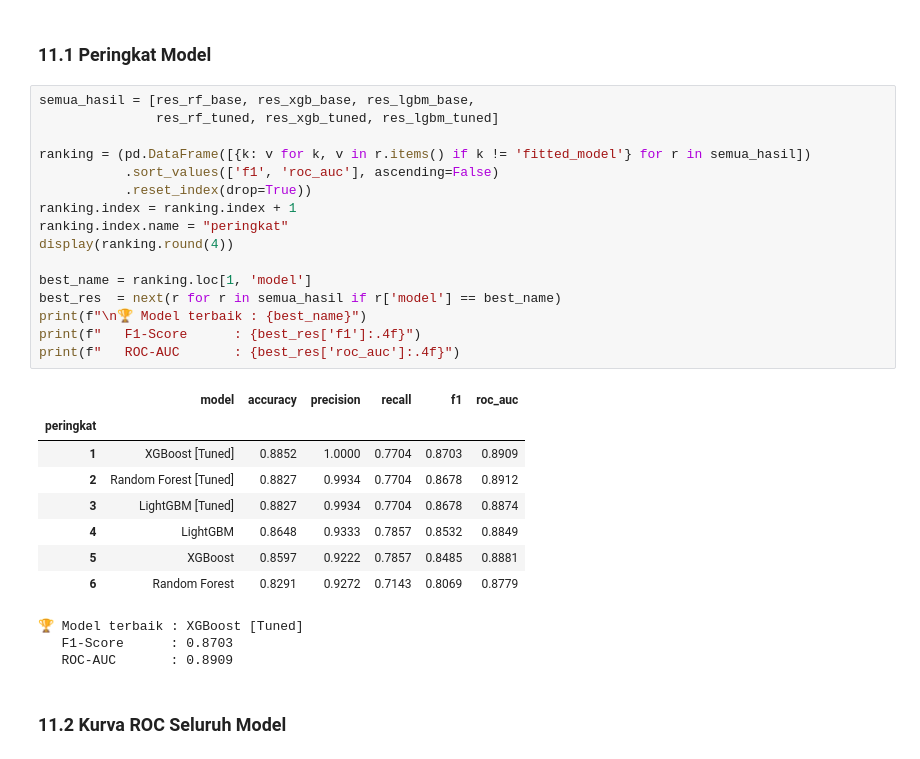
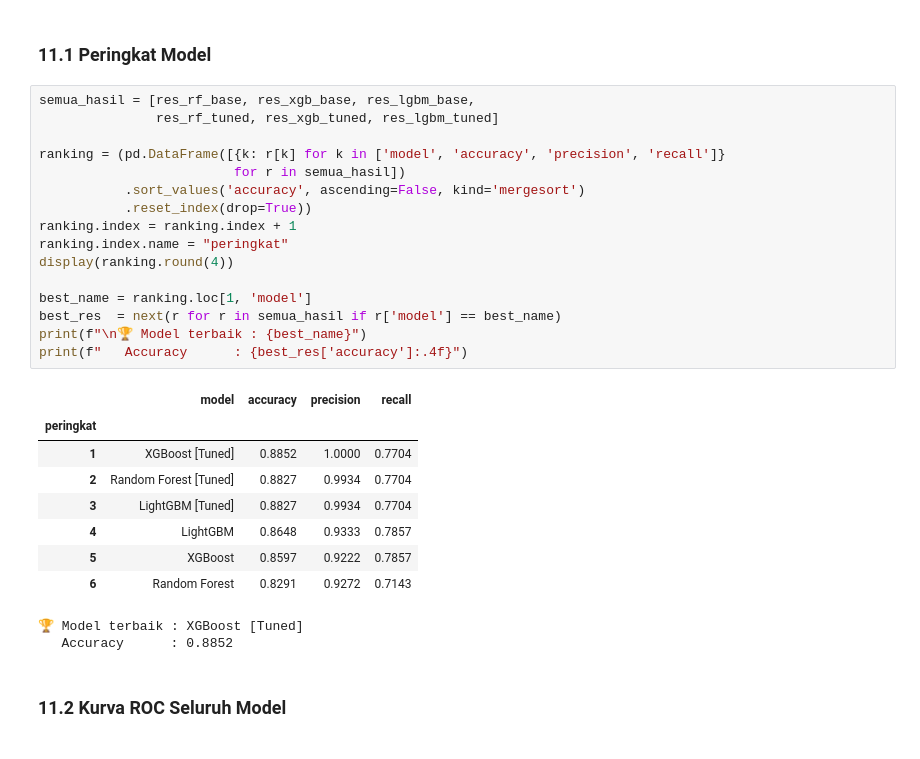
Before and after one commit to danishsuryarirta-create/Tugas_Akhir, a Jupyter notebook: Osteoporosis_TA.ipynb, the cells around one changed output. Saved outputs shown, nothing was run; the diff lists cells and outputs as text.

```diff
--- a/Osteoporosis_TA.ipynb
+++ b/Osteoporosis_TA.ipynb
@@ -1001,31 +1001,30 @@ Model terbaik dipilih dari keenam model (3 baseline + 3 tuned) berdasarkan **F1-
 # %%
 semua_hasil = [res_rf_base, res_xgb_base, res_lgbm_base,
                res_rf_tuned, res_xgb_tuned, res_lgbm_tuned]
 
-ranking = (pd.DataFrame([{k: v for k, v in r.items() if k != 'fitted_model'} for r in semua_hasil])
-           .sort_values(['f1', 'roc_auc'], ascending=False)
+ranking = (pd.DataFrame([{k: r[k] for k in ['model', 'accuracy', 'precision', 'recall']}
+                         for r in semua_hasil])
+           .sort_values('accuracy', ascending=False, kind='mergesort')
            .reset_index(drop=True))
 ranking.index = ranking.index + 1
 ranking.index.name = "peringkat"
 display(ranking.round(4))
 
 best_name = ranking.loc[1, 'model']
 best_res  = next(r for r in semua_hasil if r['model'] == best_name)
 print(f"\n🏆 Model terbaik : {best_name}")
-print(f"   F1-Score      : {best_res['f1']:.4f}")
-print(f"   ROC-AUC       : {best_res['roc_auc']:.4f}")
+print(f"   Accuracy      : {best_res['accuracy']:.4f}")
 # %% [output]
-|  | model | accuracy | precision | recall | f1 | roc_auc |
-| peringkat |  |  |  |  |  |  |
-| 1 | XGBoost [Tuned] | 0.8852 | 1.0000 | 0.7704 | 0.8703 | 0.8909 |
-| 2 | Random Forest [Tuned] | 0.8827 | 0.9934 | 0.7704 | 0.8678 | 0.8912 |
-| 3 | LightGBM [Tuned] | 0.8827 | 0.9934 | 0.7704 | 0.8678 | 0.8874 |
-| 4 | LightGBM | 0.8648 | 0.9333 | 0.7857 | 0.8532 | 0.8849 |
-| 5 | XGBoost | 0.8597 | 0.9222 | 0.7857 | 0.8485 | 0.8881 |
-| 6 | Random Forest | 0.8291 | 0.9272 | 0.7143 | 0.8069 | 0.8779 |
+|  | model | accuracy | precision | recall |
+| peringkat |  |  |  |  |
+| 1 | XGBoost [Tuned] | 0.8852 | 1.0000 | 0.7704 |
+| 2 | Random Forest [Tuned] | 0.8827 | 0.9934 | 0.7704 |
+| 3 | LightGBM [Tuned] | 0.8827 | 0.9934 | 0.7704 |
+| 4 | LightGBM | 0.8648 | 0.9333 | 0.7857 |
+| 5 | XGBoost | 0.8597 | 0.9222 | 0.7857 |
+| 6 | Random Forest | 0.8291 | 0.9272 | 0.7143 |
 🏆 Model terbaik : XGBoost [Tuned]
-   F1-Score      : 0.8703
-   ROC-AUC       : 0.8909
+   Accuracy      : 0.8852
 # %% [markdown]
 ### 11.2 Kurva ROC Seluruh Model
 # %%
```
